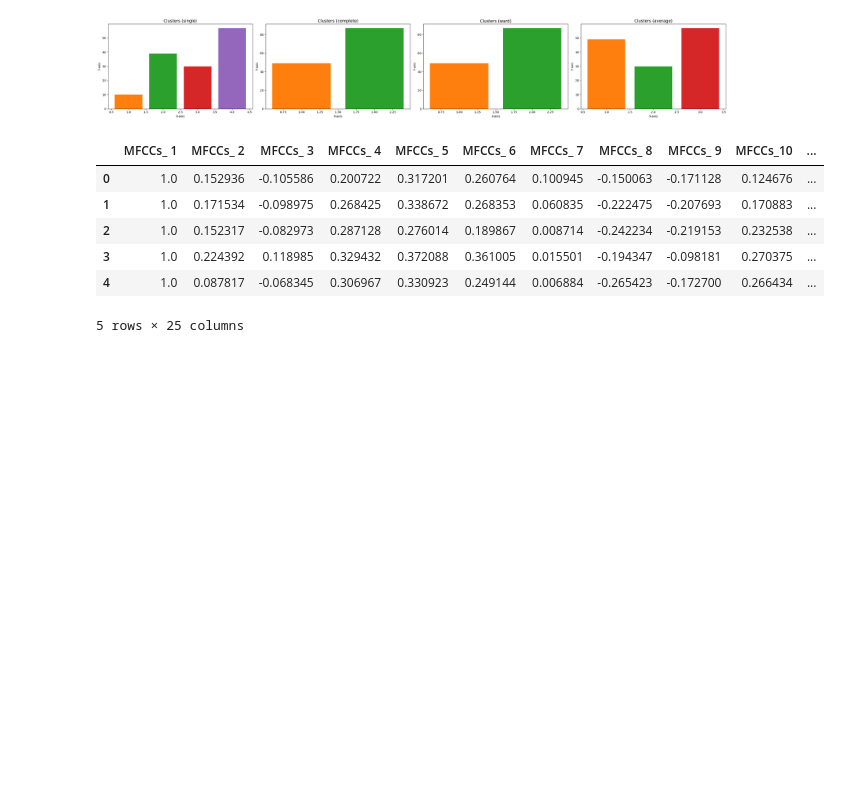
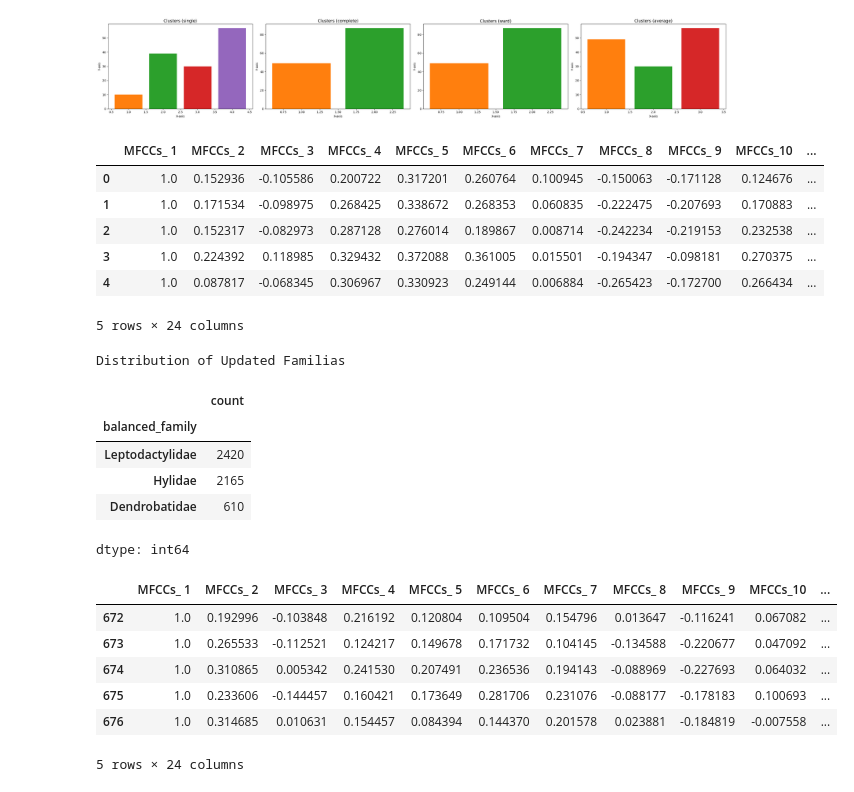
Before and after one commit to maxi9113/colab_notebook, a Jupyter notebook: IC_Ejercicio_jerarquicio_taller_2.ipynb, the cells around one changed output. Saved outputs shown, nothing was run; the diff lists cells and outputs as text; code cells hidden in the pictures; blank space fills up the shorter version.

```diff
--- a/IC_Ejercicio_jerarquicio_taller_2.ipynb
+++ b/IC_Ejercicio_jerarquicio_taller_2.ipynb
@@ -89,25 +105,45 @@ plt.show()
 # %%
 import pandas as pd
 
 df = pd.read_csv('/content/drive/MyDrive/Colab Notebooks/Files/Frogs_MFCCs.csv')
 df = df.drop(columns=["RecordID","Species"])
 
 
 # Define the new class mapping vamos a agrupar Bufonidae=> por ende todas las subgeneros de Bufonidae-pasaran a Dendrobatidae en este caso luego de analisis de datos Rhinella es el unico genero
 class_mapping_updated = {
     'Bufonidae': 'Dendrobatidae'
 }
 # Apply the updated mapping
 df['balanced_family'] = df['Family'].map(class_mapping_updated).fillna(df['Family'])
 #segundo paso es eliminar 2000 registros de la familia Leptodactylidae 4420 = 2220
 a_family_indices = df[df['balanced_family'] == 'Leptodactylidae'].head(2000).index
-merged_df_reduced = df.drop(a_family_indices)
+df = df.drop(columns=["Family"])
+merged_df_normalize = df.drop(a_family_indices)
 display(df.head())
+
+# Display the count of each new class in the reduced DataFrame
+print("Distribution of Updated Familias ")
+display(merged_df_normalize['balanced_family'].value_counts())
+display(merged_df_normalize.head())
 # %% [output]
 |  | MFCCs_ 1 | MFCCs_ 2 | MFCCs_ 3 | MFCCs_ 4 | MFCCs_ 5 | MFCCs_ 6 | MFCCs_ 7 | MFCCs_ 8 | MFCCs_ 9 | MFCCs_10 | ... |
 | 0 | 1.0 | 0.152936 | -0.105586 | 0.200722 | 0.317201 | 0.260764 | 0.100945 | -0.150063 | -0.171128 | 0.124676 | ... |
 | 1 | 1.0 | 0.171534 | -0.098975 | 0.268425 | 0.338672 | 0.268353 | 0.060835 | -0.222475 | -0.207693 | 0.170883 | ... |
 | 2 | 1.0 | 0.152317 | -0.082973 | 0.287128 | 0.276014 | 0.189867 | 0.008714 | -0.242234 | -0.219153 | 0.232538 | ... |
 | 3 | 1.0 | 0.224392 | 0.118985 | 0.329432 | 0.372088 | 0.361005 | 0.015501 | -0.194347 | -0.098181 | 0.270375 | ... |
 | 4 | 1.0 | 0.087817 | -0.068345 | 0.306967 | 0.330923 | 0.249144 | 0.006884 | -0.265423 | -0.172700 | 0.266434 | ... |
-5 rows × 25 columns
+5 rows × 24 columns
+Distribution of Updated Familias
+|  | count |
+| balanced_family |  |
+| Leptodactylidae | 2420 |
+| Hylidae | 2165 |
+| Dendrobatidae | 610 |
+dtype: int64
+|  | MFCCs_ 1 | MFCCs_ 2 | MFCCs_ 3 | MFCCs_ 4 | MFCCs_ 5 | MFCCs_ 6 | MFCCs_ 7 | MFCCs_ 8 | MFCCs_ 9 | MFCCs_10 | ... |
+| 672 | 1.0 | 0.192996 | -0.103848 | 0.216192 | 0.120804 | 0.109504 | 0.154796 | 0.013647 | -0.116241 | 0.067082 | ... |
+| 673 | 1.0 | 0.265533 | -0.112521 | 0.124217 | 0.149678 | 0.171732 | 0.104145 | -0.134588 | -0.220677 | 0.047092 | ... |
+| 674 | 1.0 | 0.310865 | 0.005342 | 0.241530 | 0.207491 | 0.236536 | 0.194143 | -0.088969 | -0.227693 | 0.064032 | ... |
+| 675 | 1.0 | 0.233606 | -0.144457 | 0.160421 | 0.173649 | 0.281706 | 0.231076 | -0.088177 | -0.178183 | 0.100693 | ... |
+| 676 | 1.0 | 0.314685 | 0.010631 | 0.154457 | 0.084394 | 0.144370 | 0.201578 | 0.023881 | -0.184819 | -0.007558 | ... |
+5 rows × 24 columns
```
Also changed, not shown: parts of 7 cells of this notebook.
